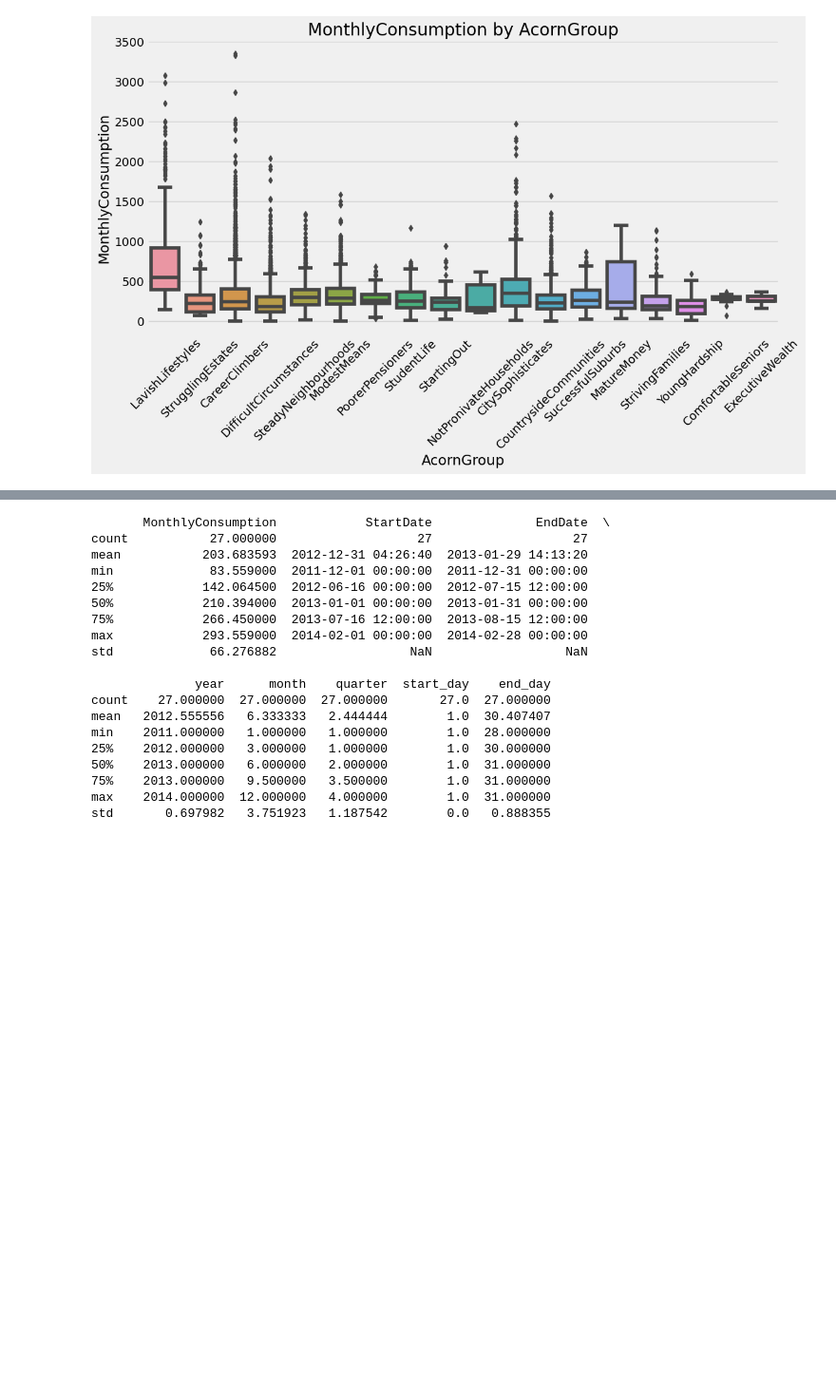
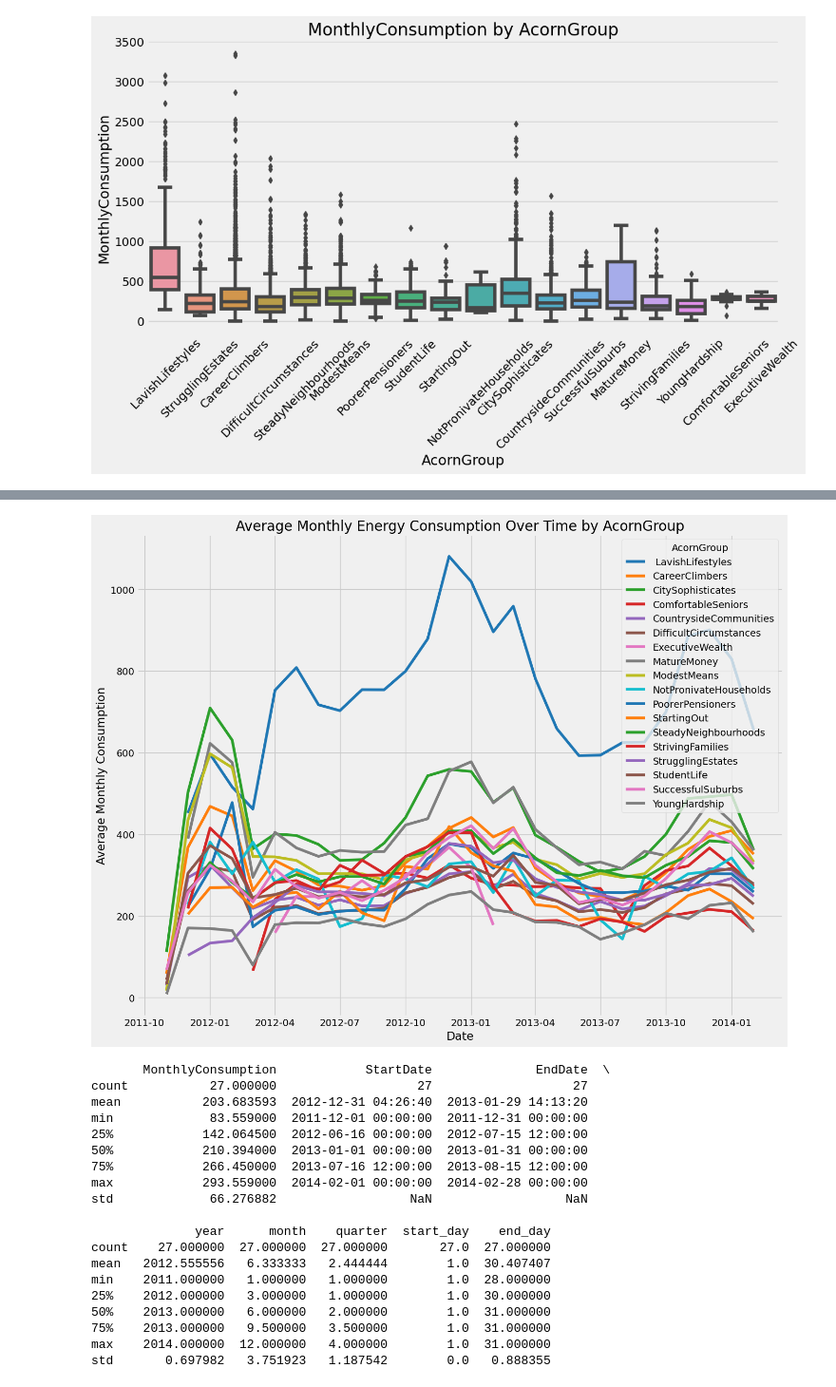
Before and after one commit to ni22aad/Electricity-load-forecasting-with-the-Low-Carbon-London-SmartMeter-dataset, a Jupyter notebook: energy_consumption.ipynb, the cells around one changed output, grey strips where cells are left out. Shown at 95% size. Saved outputs shown, nothing was run; the diff lists cells and outputs as text; code cells hidden in the pictures; blank space fills up the shorter version.

```diff
--- a/energy_consumption.ipynb
+++ b/energy_consumption.ipynb
@@ -190,3 +209,29 @@ plt.show()
+# %%
+
+
+# Aggregate data by date and AcornGroup
+grouped_data = df_final.groupby(['StartDate', 'AcornGroup'])['MonthlyConsumption'].mean().reset_index()
+
+# Pivot the data to have StartDate as index and AcornGroup as columns
+pivot_data = grouped_data.pivot(index='StartDate', columns='AcornGroup', values='MonthlyConsumption')
+
+# Plotting
+plt.figure(figsize=(15, 12))
+
+# Choose a color palette
+palette = sns.color_palette("tab10", len(pivot_data.columns))
+
+# Plot each AcornGroup with a different color
+for i, group in enumerate(pivot_data.columns):
+    plt.plot(pivot_data.index, pivot_data[group], label=group, color=palette[i])
+
+plt.title('Average Monthly Energy Consumption Over Time by AcornGroup')
+plt.xlabel('Date')
+plt.ylabel('Average Monthly Consumption')
+plt.legend(title='AcornGroup')
+plt.show()
+# %% [output]
+[figure, added]
 # %%
 household_id = 'MAC000066'
 household_data = df_final[df_final['LCLid'] == household_id]
```
Also changed, not shown: parts of 22 cells of this notebook.
